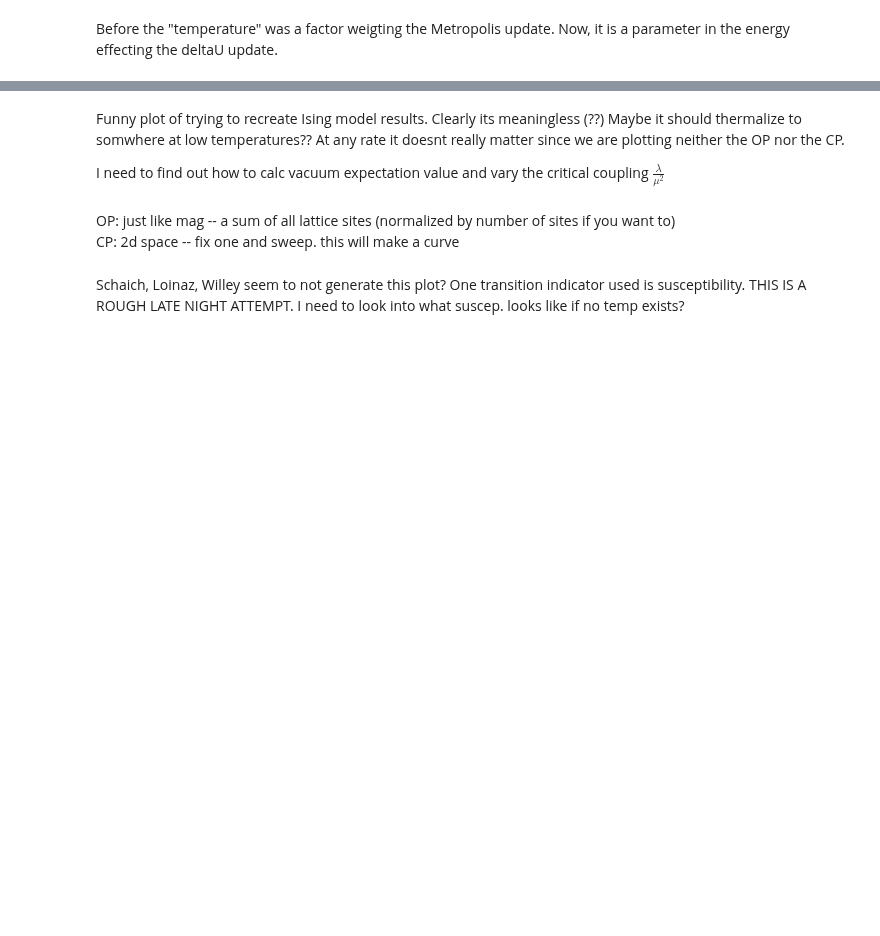
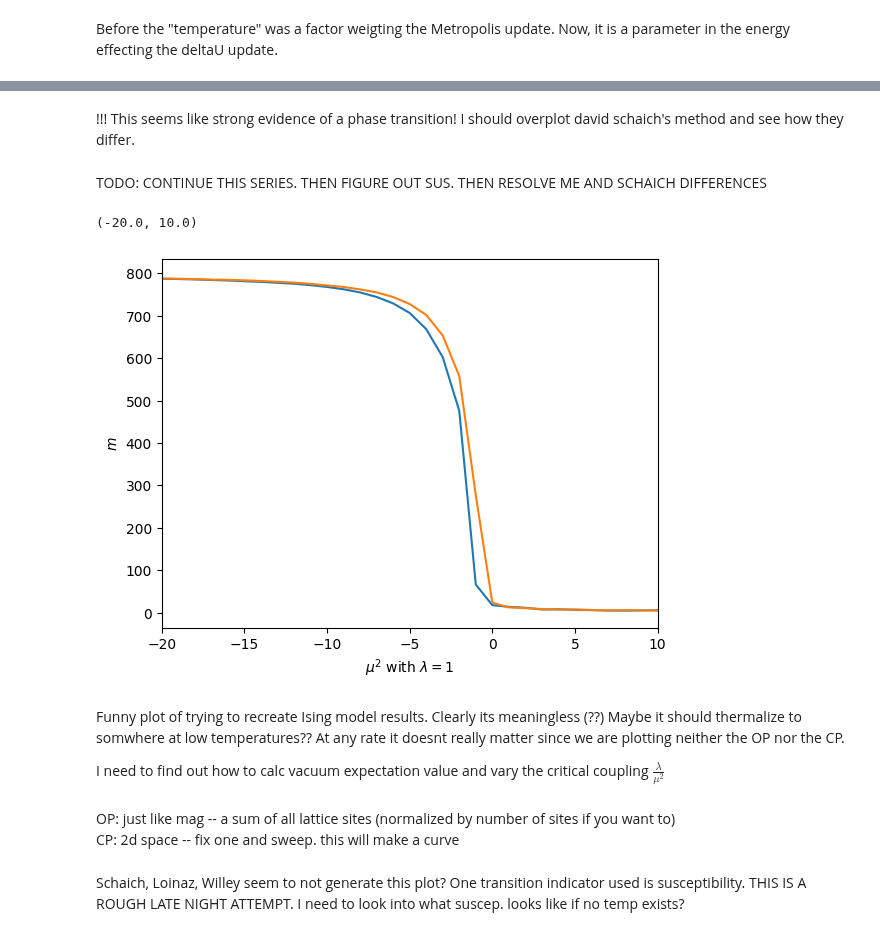
Before and after one commit to noahchanoah/thesis, a Jupyter notebook: FirstPhiFour.ipynb, the cells around one changed output, grey strips where cells are left out. Drawn from its saved outputs; the diff is of its cells as text; code cells hidden in the pictures; blank space fills up the shorter version.

Commit message:
Add schaich method

```diff
--- a/FirstPhiFour.ipynb
+++ b/FirstPhiFour.ipynb
@@ -212,0 +334,14 @@ plt.plot(tempRange, avgArr32)
+# %%
+#removed temp
+def calcMagArrSCHAICH(lattice,iterations, lamb , mu2):
+    mArr = []
+    for iteration in range(iterations):
+        MetropolisSCHAICH(lattice, iterations,lamb,mu2)
+        if(iteration % 10 ==  0): #was 99, but could make this sooner if autocor allows for it. (think about wolff? ahhhh)
+            sum = 0
+            for xSite in range(len(lattice[0])):
+                for ySite in range(len(lattice[0])):
+                    sum += lattice[xSite][ySite]
+            mArr.append(abs(sum))
+
+    return mArr
@@ -212,0 +383,13 @@ plt.plot(tempRange, avgArr32)
+# %% [markdown]
+!!! This seems like strong evidence of a phase transition! I should overplot david schaich's method and see how they differ.
+# %%
+'''THE DAVID SCHAICH METHOD'''
+lat = initLattice(20)
+SchaichAvgArr7 = []
+lam = 0.5
+muRange = np.arange(-50,20)
+for mu in muRange:
+    SchaichmArr = calcMagArrSCHAICH(lat,1000, lam, mu)
+    SchaichAvgArr7.append(np.average(SchaichmArr))
+
+SchaichAvgArr7
@@ -213,3 +467,14 @@ plt.plot(tempRange, avgArr32)
+# %% [markdown]
+TODO: CONTINUE THIS SERIES. THEN FIGURE OUT SUS. THEN RESOLVE ME AND SCHAICH DIFFERENCES
+# %%
+plt.plot(muRange, SchaichAvgArr)
+plt.plot(muRange, SchaichAvgArr7)
+plt.xlabel("$\mu^2$ with $\lambda=1$")
+plt.ylabel("$m$")
+plt.xlim(-20,10)
+# %% [output]
+(-20.0, 10.0)
+[figure, added]
 # %% [markdown]
 Funny plot of trying to recreate Ising model results. Clearly its meaningless (??) Maybe it should thermalize to somwhere at low temperatures?? At any rate it doesnt really matter since we are plotting neither the OP nor the CP.
 
```
Also changed, not shown: parts of 22 cells of this notebook.
